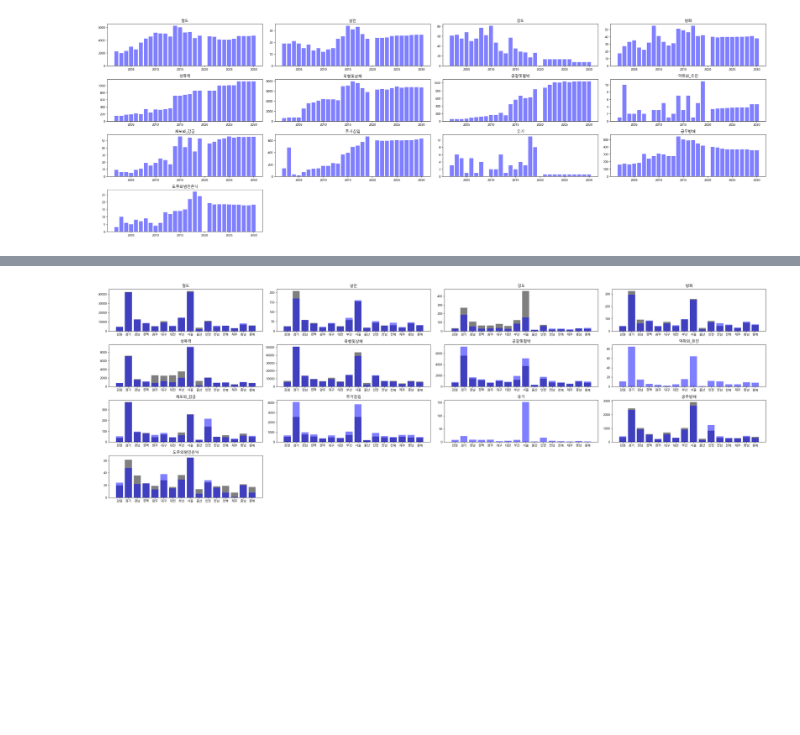
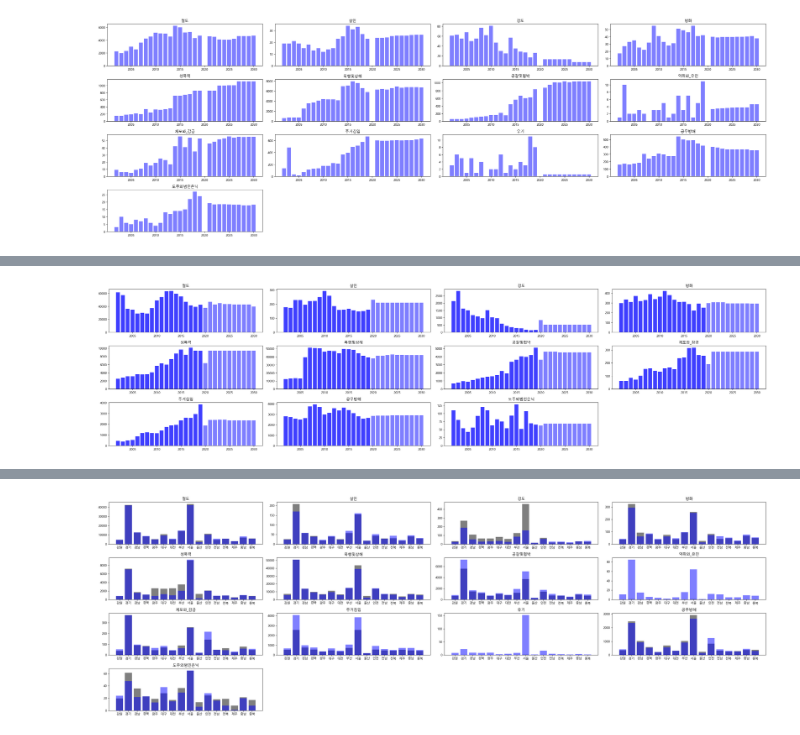
Before and after one commit to bapadapa/IITP_Project, a Jupyter notebook: finalProject/code/ML_learning.ipynb, the cells around one changed output, grey strips where cells are left out. Cells and saved outputs as stored; diff of their text form; code cells hidden in the pictures; blank space fills up the shorter version.

```diff
--- a/finalProject/code/ML_learning.ipynb
+++ b/finalProject/code/ML_learning.ipynb
@@ -207,4 +168,17 @@ tmp.to_csv('2019.csv',encoding = 'utf-8-sig',index=False)
 # %%
+mean_predict = csv.read_csv(config['data_path']+ 'csv/cleaned/independent/mean_predict.csv').to_pandas()
+
+y = df[(df.년도 >= 2002)&(df.년도 <= 2019)&(df.시도 != '세종')].iloc[:,:15].sort_values(by=['시도','년도']).iloc[:,2:]
+y['범죄소계'] = y.sum(axis =1)
+x = mean_predict[(mean_predict.년도 >= 2002)&(mean_predict.년도 <= 2019)&(mean_predict.시도 != '세종')].iloc[:,2:]
+predict_ = mean_predict[mean_predict.년도 >=2020]
+
+y.columns =  list(map(transColName,y.columns))
+x.columns =  list(map(transColName,x.columns))
+predict_.columns =  list(map(transColName,predict_.columns))
+
+result = pd.DataFrame()
+
 for tuned in xgboost_tuned.itertuples():
     xgb_model = XGBRegressor(
         colsample_bytree = tuned[1],
@@ -216,8 +190,8 @@ for tuned in xgboost_tuned.itertuples():
         objective = tuned[7],
         subsample = tuned[8]
     )
-    x_train, x_test ,y_train,y_test = train_test_split(mean_predict,crime_val[tuned[9]],test_size=.2)
+    x_train, x_test ,y_train,y_test = train_test_split(x,y[tuned[9]],test_size=.2)
     xgb_model.fit(x_train, y_train, early_stopping_rounds=5, eval_set=[(x_test, y_test)], verbose=False)
-    result[tuned[9]] = xgb_model.predict(predict)
-result
+    result[tuned[9]] = xgb_model.predict(predict_.iloc[:,2:])
+pd.concat([predict_.iloc[:,:2].reset_index(drop = True),result],axis = 1)
 # %% [output]
@@ -668,0 +711,60 @@ def plot_():
+# %%
+# MinMaxScale1 모든 지역으로 스케일링
+from sklearn.preprocessing import MinMaxScaler
+scaler = MinMaxScaler()
+
+mean_predict = csv.read_csv(config['data_path']+ 'csv/cleaned/independent/mean_predict.csv').to_pandas()
+# mean_predict = csv.read_csv(config['data_path']+ 'csv/cleaned/independent/regression_predict.csv').to_pandas()
+# mean_predict = csv.read_csv(config['data_path']+ 'csv/cleaned/independent/zero_predict.csv').to_pandas()
+mean_predict = mean_predict[mean_predict.시도 != '세종']
+
+scaler.fit(mean_predict.iloc[:,2:])
+indi = pd.concat(
+    [mean_predict.iloc[:,:2],
+        pd.DataFrame(scaler.transform(mean_predict.iloc[:,2:]),columns = mean_predict.columns[2:])
+        ],axis = 1
+)
+
+
+indi.columns =  list(map(transColName,indi.columns))
+x = indi[(indi.년도 >= 2002)&(indi.년도 <= 2019)].sort_values(by = ['시도','년도']).reset_index(drop=True)
+predict=  indi[indi.년도 > 2019].sort_values(by = ['시도','년도']).reset_index(drop=True)
+
+df = csv.read_csv(config['data_path']+ 'csv/cleaned/crime_merged.csv').to_pandas()
+df.columns =  list(map(transColName,df.columns))
+y = df[(df.년도 >= 2002)&(df.년도 <= 2019)&(df.시도 != '세종')].iloc[:,:15].sort_values(by = ['시도','년도']).reset_index(drop=True)
+
+# xgboost_tuned = csv.read_csv('xgboost_tuned.csv').to_pandas()
+xgboost_tuned = csv.read_csv('xgboost_tuned_mean_scaled.csv').to_pandas()
+xgboost_tuned = xgboost_tuned.iloc[:,1:]
+xgboost_tuned = xgboost_tuned[xgboost_tuned['crime'] != '범죄소계']
+
+result = pd.DataFrame()
+
+for tuned in xgboost_tuned.itertuples():
+    xgb_model = XGBRegressor(
+        colsample_bytree = tuned[1],
+        gamma = tuned[2],
+        learning_rate = tuned[3],
+        max_depth = tuned[4],
+        min_child_weight = tuned[5],
+        n_estimators = tuned[6],
+        objective = tuned[7],
+        subsample = tuned[8]
+    )
+    x_train, x_test ,y_train,y_test = train_test_split(x.iloc[:,2:],y[tuned[9]],test_size=.2)
+    xgb_model.fit(x_train, y_train, early_stopping_rounds=5, eval_set=[(x_test, y_test)], verbose=False)
+    result[tuned[9]] = xgb_model.predict(predict.iloc[:,2:])
+
+result['시도'] = predict.시도
+result['년도'] = predict.년도
+result = result[result.columns[-2:].append(result.columns[:-2])]
+
+result = pd.concat([y,result])
+result.sort_values(by = ['시도','년도'],inplace= True)
+result = result.drop(['유기','약취와_유인'],axis =1 )
+y = y.drop(['유기','약취와_유인'],axis =1 )
+result.to_csv('crime_predicted_xgboost_mean_scaled.csv',encoding="utf-8-sig",index=False)
+plot_('서울')
+# %% [output]
+[figure, added]
```
Also changed, not shown: parts of 18 cells of this notebook, 2 other files.
